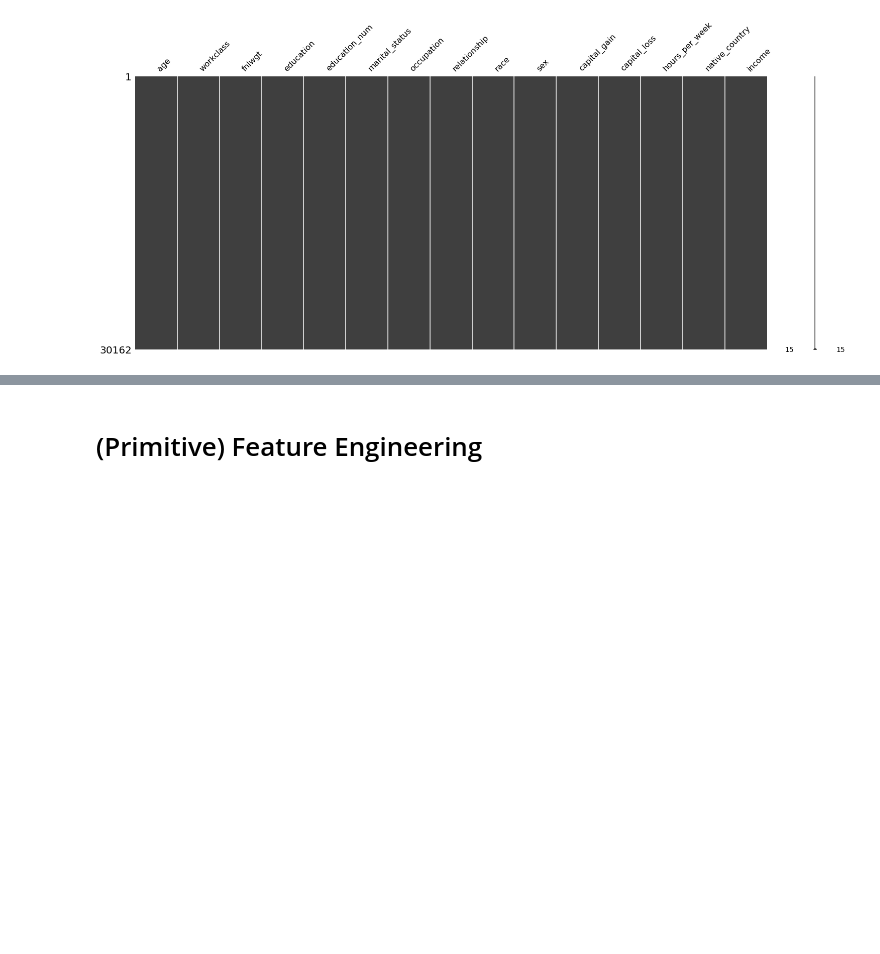
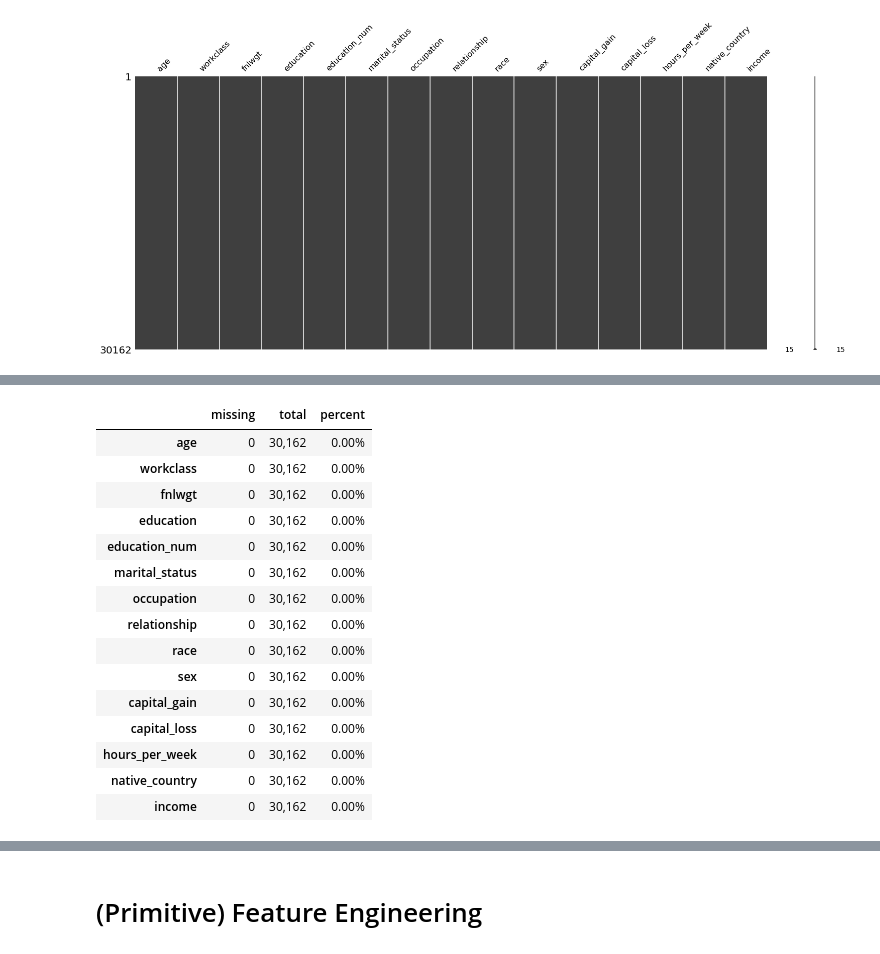
Before and after one commit to sesise0307/pydata2021-eda, a Jupyter notebook: notebook/2_Data_Loading_and_Preprocessing.ipynb, the cells around one changed output, grey strips where cells are left out. Saved outputs shown, nothing was run; the diff lists cells and outputs as text; code cells hidden in the pictures; blank space fills up the shorter version.

```diff
--- a/notebook/2_Data_Loading_and_Preprocessing.ipynb
+++ b/notebook/2_Data_Loading_and_Preprocessing.ipynb
@@ -276,0 +342,19 @@ msno.matrix(df);
+# %%
+df.stb.missing(style=True)
+# %% [output]
+|  | missing | total | percent |
+| age | 0 | 30,162 | 0.00% |
+| workclass | 0 | 30,162 | 0.00% |
+| fnlwgt | 0 | 30,162 | 0.00% |
+| education | 0 | 30,162 | 0.00% |
+| education_num | 0 | 30,162 | 0.00% |
+| marital_status | 0 | 30,162 | 0.00% |
+| occupation | 0 | 30,162 | 0.00% |
+| relationship | 0 | 30,162 | 0.00% |
+| race | 0 | 30,162 | 0.00% |
+| sex | 0 | 30,162 | 0.00% |
+| capital_gain | 0 | 30,162 | 0.00% |
+| capital_loss | 0 | 30,162 | 0.00% |
+| hours_per_week | 0 | 30,162 | 0.00% |
+| native_country | 0 | 30,162 | 0.00% |
+| income | 0 | 30,162 | 0.00% |
```
Also changed, not shown: parts of 7 cells of this notebook, 5 other files.
